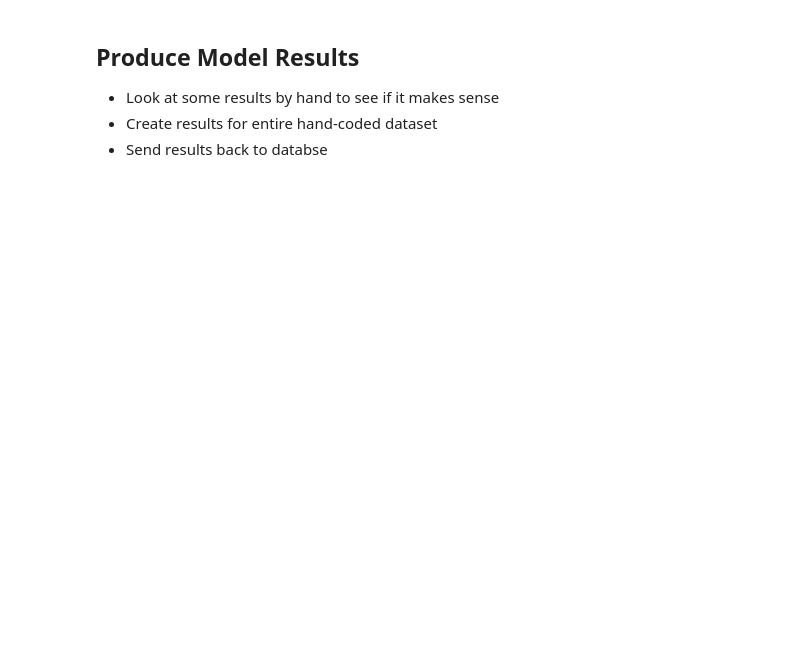
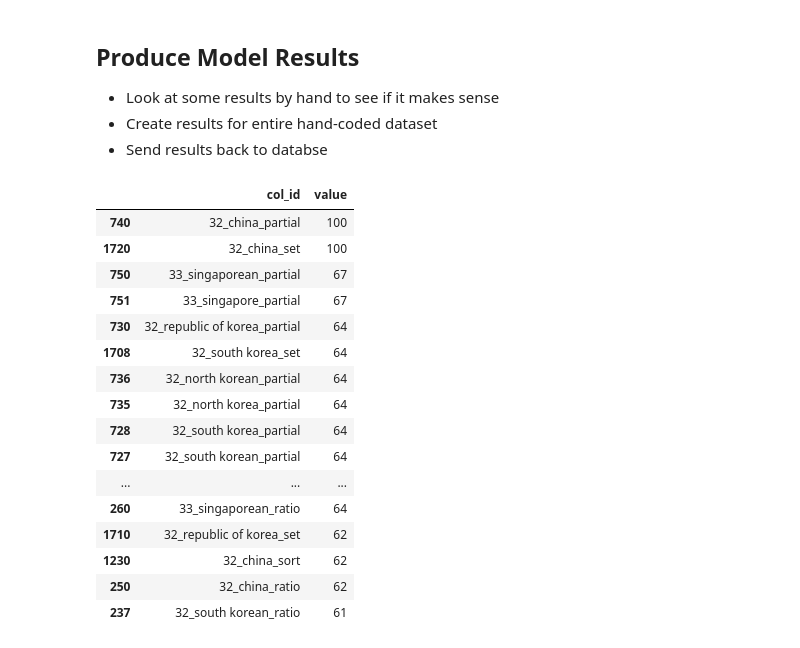
Before and after one commit to bcgov/demo-nlp, a Jupyter notebook: notebooks/create_model_q22.ipynb, the cells around one changed output. Saved outputs shown, nothing was run; the diff lists cells and outputs as text; code cells hidden in the pictures; blank space fills up the shorter version.

```diff
--- a/notebooks/create_model_q22.ipynb
+++ b/notebooks/create_model_q22.ipynb
@@ -226,4 +309,24 @@ clf, code_df_long = model.load_model(CRED_PATH, MODEL_BASE_PATH)
 * Look at some results by hand to see if it makes sense
 * Create results for entire hand-coded dataset
 * Send results back to databse
+# %%
+preprocess.get_scores(sentence, code_df_long, as_df=True).sort_values(by='value', ascending=False).head(20)
+# %% [output]
+|  | col_id | value |
+| 740 | 32_china_partial | 100 |
+| 1720 | 32_china_set | 100 |
+| 750 | 33_singaporean_partial | 67 |
+| 751 | 33_singapore_partial | 67 |
+| 730 | 32_republic of korea_partial | 64 |
+| 1708 | 32_south korea_set | 64 |
+| 736 | 32_north korean_partial | 64 |
+| 735 | 32_north korea_partial | 64 |
+| 728 | 32_south korea_partial | 64 |
+| 727 | 32_south korean_partial | 64 |
+| ... | ... | ... |
+| 260 | 33_singaporean_ratio | 64 |
+| 1710 | 32_republic of korea_set | 62 |
+| 1230 | 32_china_sort | 62 |
+| 250 | 32_china_ratio | 62 |
+| 237 | 32_south korean_ratio | 61 |
 # %%
```
Also changed, not shown: parts of 12 cells of this notebook.
